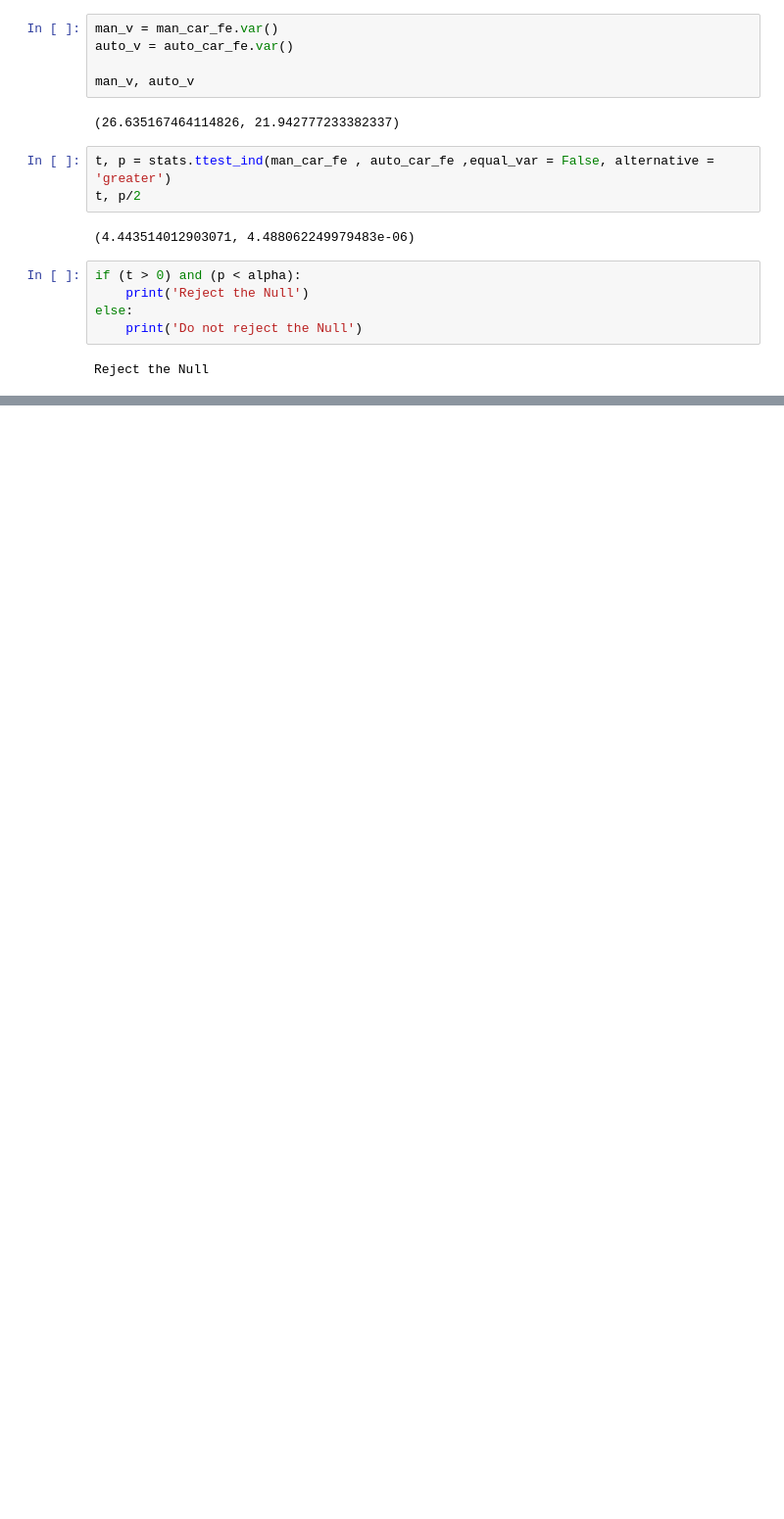
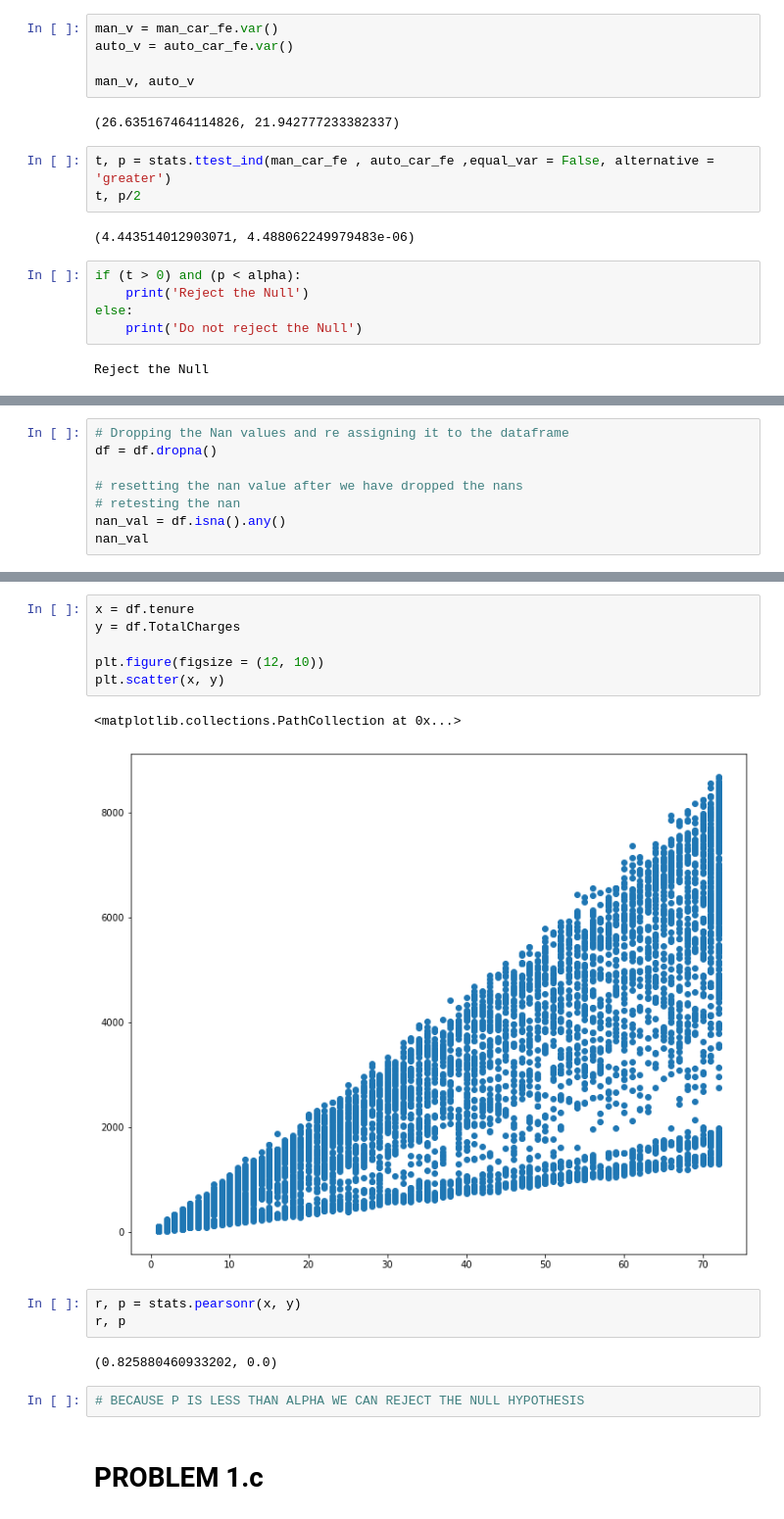
Before and after one commit to MatthewL09/statistics-exercises, a Jupyter notebook: hypothesis_testing.ipynb, the cells around one changed output, grey strips where cells are left out. Shown: that part at 98% size. Drawn from its saved outputs; the diff is of its cells as text; blank space fills up the shorter version.

```diff
--- a/hypothesis_testing.ipynb
+++ b/hypothesis_testing.ipynb
@@ -316,0 +384,8 @@ Reject the Null
+# %%
+# Dropping the Nan values and re assigning it to the dataframe
+df = df.dropna()
+
+# resetting the nan value after we have dropped the nans
+# retesting the nan
+nan_val = df.isna().any()
+nan_val
@@ -316,0 +410,18 @@ Reject the Null
+# %%
+x = df.tenure
+y = df.TotalCharges
+
+plt.figure(figsize = (12, 10))
+plt.scatter(x, y)
+# %% [output]
+<matplotlib.collections.PathCollection at 0x...>
+[figure, added]
+# %%
+r, p = stats.pearsonr(x, y)
+r, p
+# %% [output]
+(0.825880460933202, 0.0)
+# %%
+# BECAUSE P IS LESS THAN ALPHA WE CAN REJECT THE NULL HYPOTHESIS
+# %% [markdown]
+# PROBLEM 1.c
```
Also changed, not shown: parts of 28 cells of this notebook.
